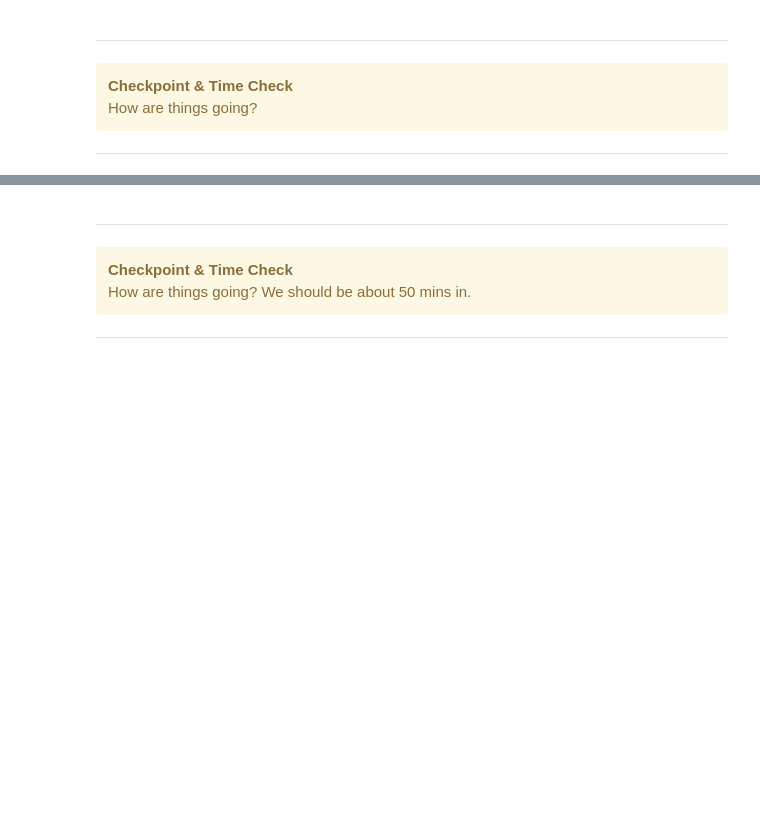
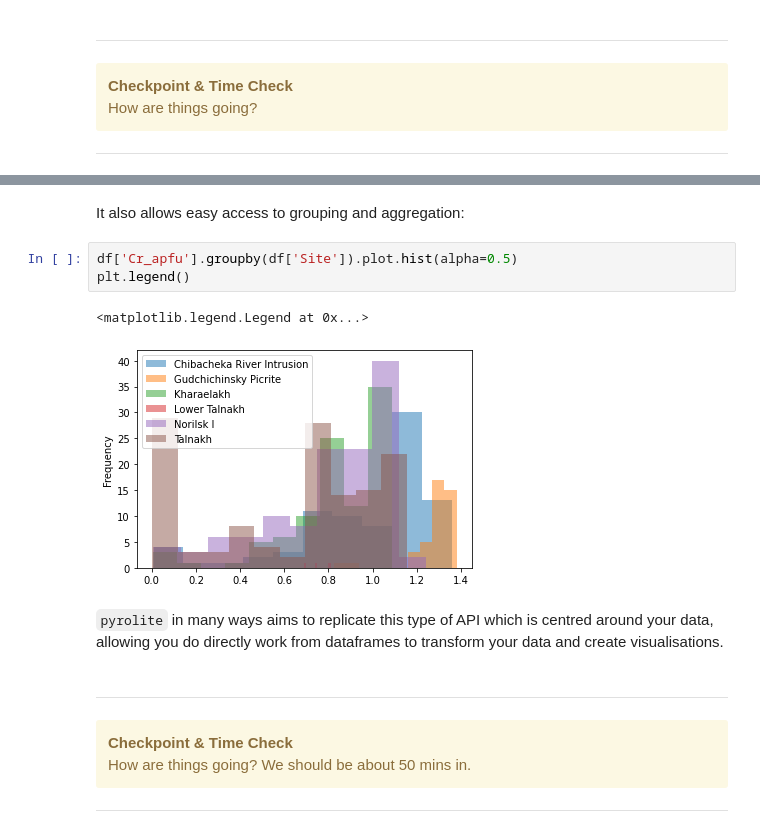
Before and after one commit to morganjwilliams/202103-MQ-pyrolite-workshop, a Jupyter notebook: notebooks/01_jupyter_python.ipynb, the cells around one changed output, grey strips where cells are left out. Drawn from its saved outputs; the diff is of its cells as text; blank space fills up the shorter version.

```diff
--- a/notebooks/01_jupyter_python.ipynb
+++ b/notebooks/01_jupyter_python.ipynb
@@ -192,3 +399,13 @@ help(add_one_and_square)
+# %% [markdown]
+It also allows easy access to grouping and aggregation:
+# %%
+df['Cr_apfu'].groupby(df['Site']).plot.hist(alpha=0.5)
+plt.legend()
+# %% [output]
+<matplotlib.legend.Legend at 0x...>
+[figure, added]
+# %% [markdown]
+`pyrolite` in many ways aims to replicate this type of API which is centred around your data, allowing you do directly work from dataframes to transform your data and create visualisations.
 # %% [markdown]
 ----
 <div class='alert alert-warning'> <b> <font size="+1">Checkpoint & Time Check</font></b><br>How are things going? We should be about 50 mins in.</div>
```
Also changed, not shown: parts of 45 cells of this notebook, 1 other file.
